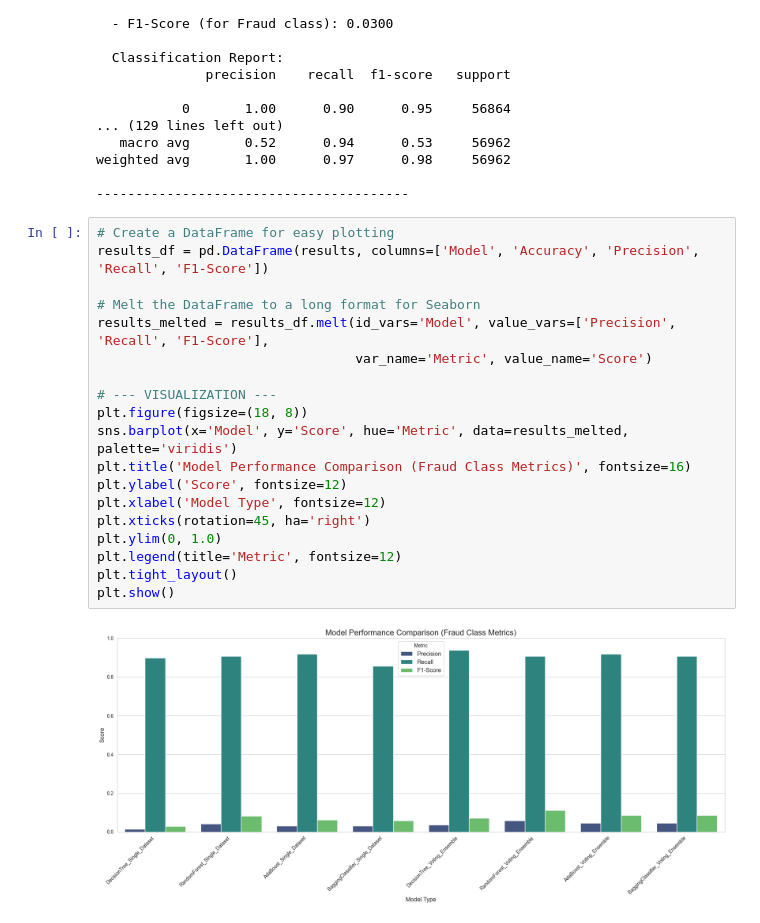
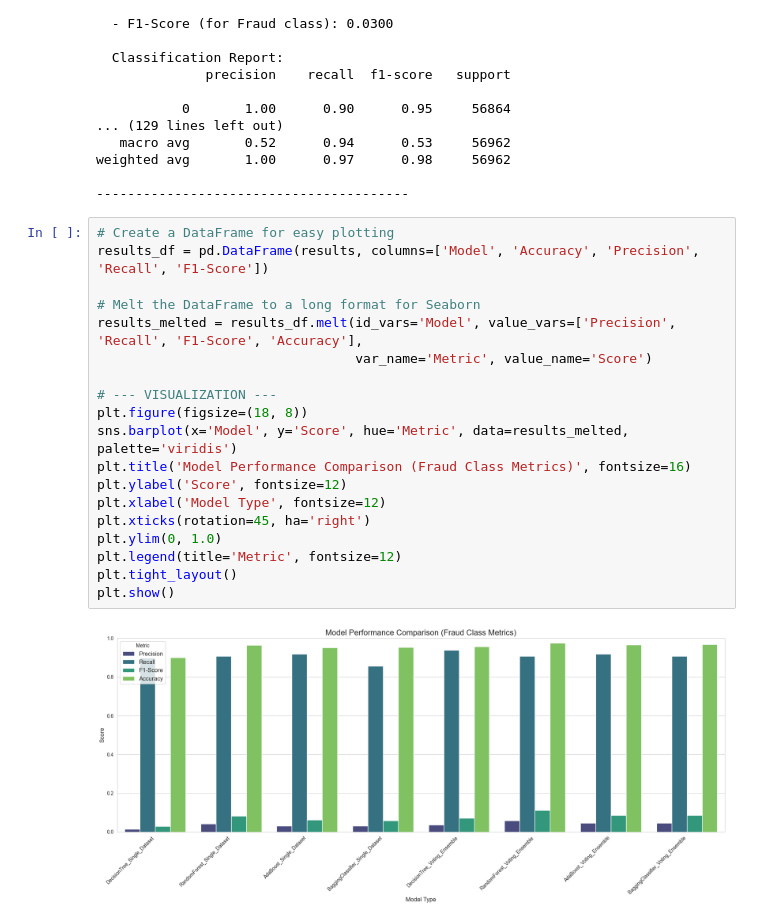
Before and after one commit to seongjinemong/MLDM_Project, a Jupyter notebook: DecisionTree.ipynb, the cells around one changed output. Cells and saved outputs as stored; diff of their text form.

```diff
--- a/DecisionTree.ipynb
+++ b/DecisionTree.ipynb
@@ -202,21 +202,21 @@ weighted avg       1.00      0.97      0.98     56962
 # %%
 # Create a DataFrame for easy plotting
 results_df = pd.DataFrame(results, columns=['Model', 'Accuracy', 'Precision', 'Recall', 'F1-Score'])
 
 # Melt the DataFrame to a long format for Seaborn
-results_melted = results_df.melt(id_vars='Model', value_vars=['Precision', 'Recall', 'F1-Score'],
+results_melted = results_df.melt(id_vars='Model', value_vars=['Precision', 'Recall', 'F1-Score', 'Accuracy'],
                                  var_name='Metric', value_name='Score')
 
 # --- VISUALIZATION ---
 plt.figure(figsize=(18, 8))
 sns.barplot(x='Model', y='Score', hue='Metric', data=results_melted, palette='viridis')
 plt.title('Model Performance Comparison (Fraud Class Metrics)', fontsize=16)
 plt.ylabel('Score', fontsize=12)
 plt.xlabel('Model Type', fontsize=12)
 plt.xticks(rotation=45, ha='right')
 plt.ylim(0, 1.0)
 plt.legend(title='Metric', fontsize=12)
 plt.tight_layout()
 plt.show()
 # %% [output]
-[figure, old version]
+[figure, new version]
```
Also changed, not shown: parts of 1 cell of this notebook.
